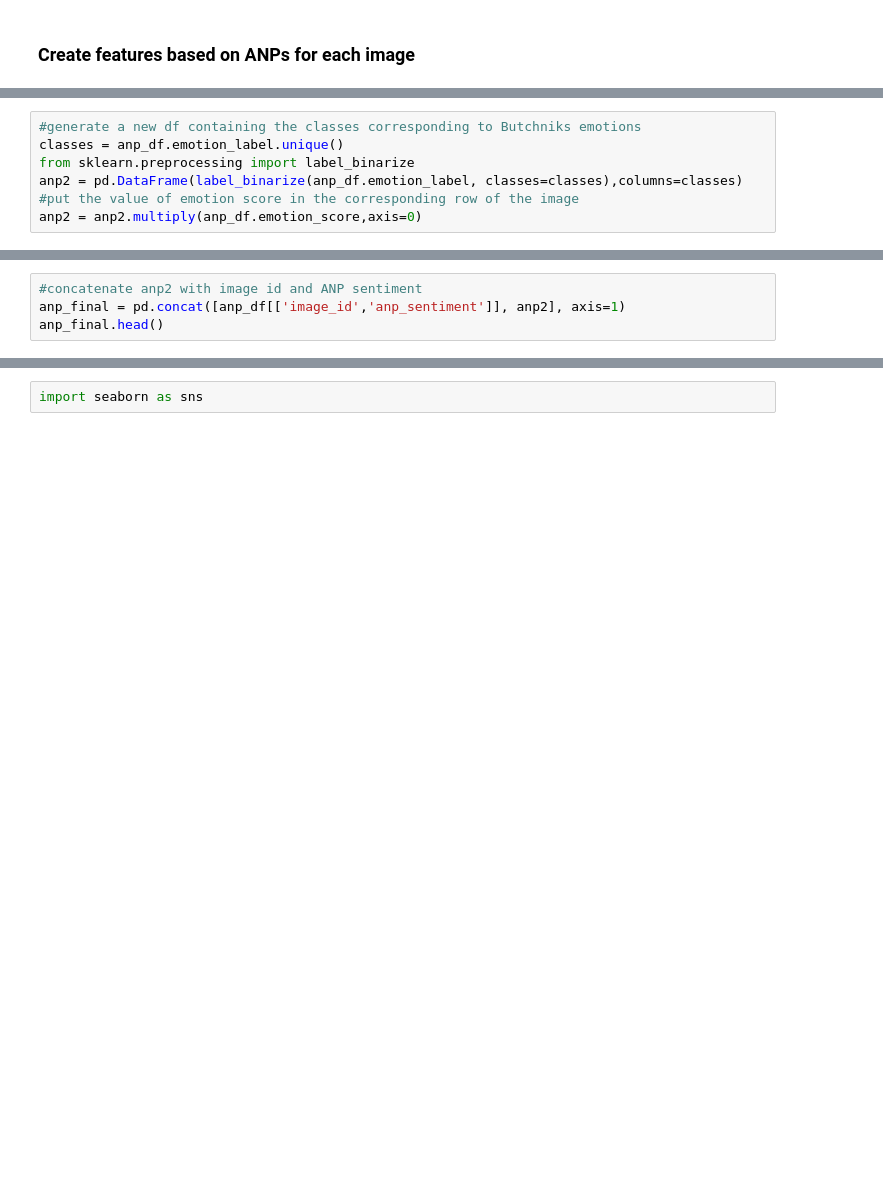
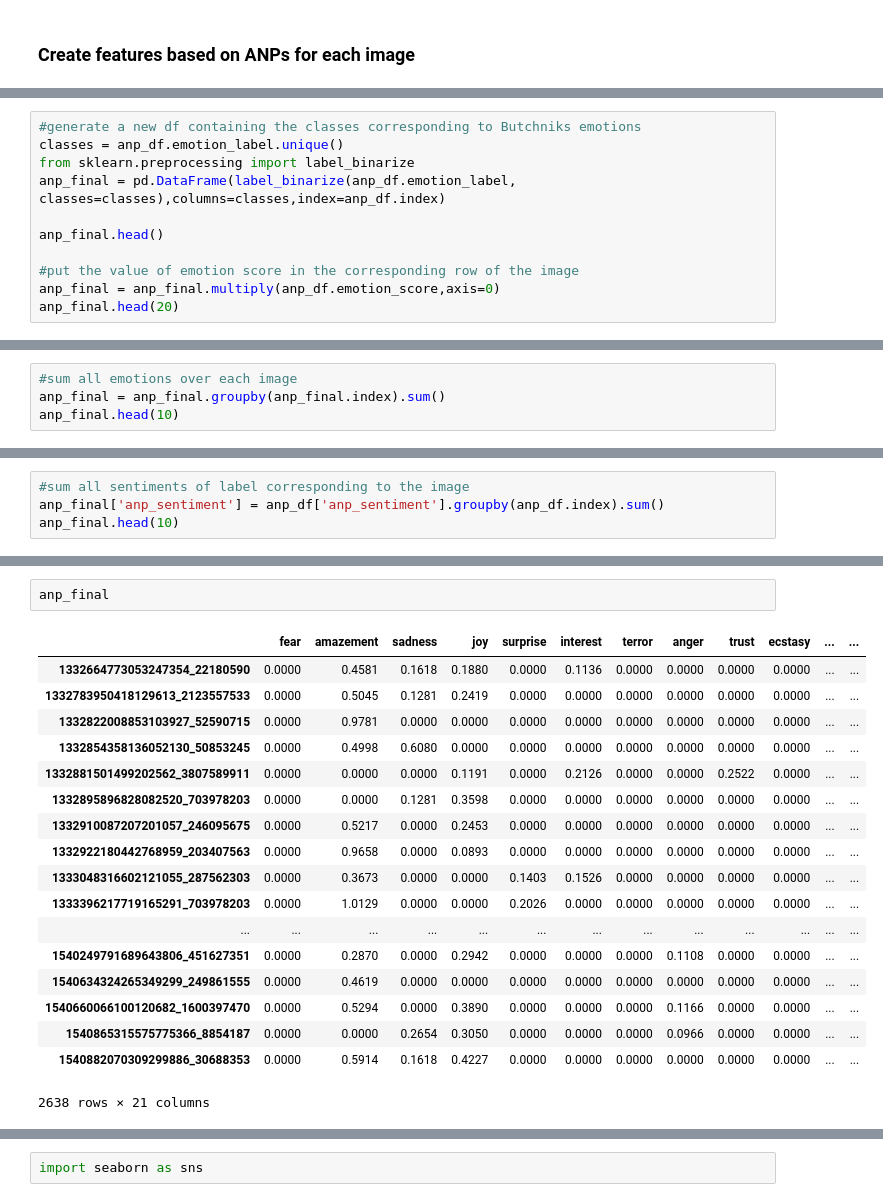
Before and after one commit to taxipapak/Marketing_Case, a Jupyter notebook: ANP feature engineering.ipynb, the cells around one changed output, grey strips where cells are left out. Drawn from its saved outputs; the diff is of its cells as text; blank space fills up the shorter version.

```diff
--- a/ANP feature engineering.ipynb
+++ b/ANP feature engineering.ipynb
@@ -186,6 +103,10 @@ pickle.load()
 #generate a new df containing the classes corresponding to Butchniks emotions
 classes = anp_df.emotion_label.unique()
 from sklearn.preprocessing import label_binarize
-anp2 = pd.DataFrame(label_binarize(anp_df.emotion_label, classes=classes),columns=classes)
+anp_final = pd.DataFrame(label_binarize(anp_df.emotion_label, classes=classes),columns=classes,index=anp_df.index)
+
+anp_final.head()
+
 #put the value of emotion score in the corresponding row of the image
-anp2 = anp2.multiply(anp_df.emotion_score,axis=0)
+anp_final = anp_final.multiply(anp_df.emotion_score,axis=0)
+anp_final.head(20)
@@ -201,4 +130,0 @@ anp2.head()
-# %%
-#concatenate anp2 with image id and ANP sentiment
-anp_final = pd.concat([anp_df[['image_id','anp_sentiment']], anp2], axis=1)
-anp_final.head()
@@ -212,0 +131,4 @@ anp_final.head()
+# %%
+#sum all emotions over each image
+anp_final = anp_final.groupby(anp_final.index).sum()
+anp_final.head(10)
@@ -212,0 +147,4 @@ anp_final.head()
+# %%
+#sum all sentiments of label corresponding to the image
+anp_final['anp_sentiment'] = anp_df['anp_sentiment'].groupby(anp_df.index).sum()
+anp_final.head(10)
@@ -218,2 +228,23 @@ anp_final.head()
+# %%
+anp_final
+# %% [output]
+|  | fear | amazement | sadness | joy | surprise | interest | terror | anger | trust | ecstasy | ... | ... |
+| 1332664773053247354_22180590 | 0.0000 | 0.4581 | 0.1618 | 0.1880 | 0.0000 | 0.1136 | 0.0000 | 0.0000 | 0.0000 | 0.0000 | ... | ... |
+| 1332783950418129613_2123557533 | 0.0000 | 0.5045 | 0.1281 | 0.2419 | 0.0000 | 0.0000 | 0.0000 | 0.0000 | 0.0000 | 0.0000 | ... | ... |
+| 1332822008853103927_52590715 | 0.0000 | 0.9781 | 0.0000 | 0.0000 | 0.0000 | 0.0000 | 0.0000 | 0.0000 | 0.0000 | 0.0000 | ... | ... |
+| 1332854358136052130_50853245 | 0.0000 | 0.4998 | 0.6080 | 0.0000 | 0.0000 | 0.0000 | 0.0000 | 0.0000 | 0.0000 | 0.0000 | ... | ... |
+| 1332881501499202562_3807589911 | 0.0000 | 0.0000 | 0.0000 | 0.1191 | 0.0000 | 0.2126 | 0.0000 | 0.0000 | 0.2522 | 0.0000 | ... | ... |
+| 1332895896828082520_703978203 | 0.0000 | 0.0000 | 0.1281 | 0.3598 | 0.0000 | 0.0000 | 0.0000 | 0.0000 | 0.0000 | 0.0000 | ... | ... |
+| 1332910087207201057_246095675 | 0.0000 | 0.5217 | 0.0000 | 0.2453 | 0.0000 | 0.0000 | 0.0000 | 0.0000 | 0.0000 | 0.0000 | ... | ... |
+| 1332922180442768959_203407563 | 0.0000 | 0.9658 | 0.0000 | 0.0893 | 0.0000 | 0.0000 | 0.0000 | 0.0000 | 0.0000 | 0.0000 | ... | ... |
+| 1333048316602121055_287562303 | 0.0000 | 0.3673 | 0.0000 | 0.0000 | 0.1403 | 0.1526 | 0.0000 | 0.0000 | 0.0000 | 0.0000 | ... | ... |
+| 1333396217719165291_703978203 | 0.0000 | 1.0129 | 0.0000 | 0.0000 | 0.2026 | 0.0000 | 0.0000 | 0.0000 | 0.0000 | 0.0000 | ... | ... |
+| ... | ... | ... | ... | ... | ... | ... | ... | ... | ... | ... | ... | ... |
+| 1540249791689643806_451627351 | 0.0000 | 0.2870 | 0.0000 | 0.2942 | 0.0000 | 0.0000 | 0.0000 | 0.1108 | 0.0000 | 0.0000 | ... | ... |
+| 1540634324265349299_249861555 | 0.0000 | 0.4619 | 0.0000 | 0.0000 | 0.0000 | 0.0000 | 0.0000 | 0.0000 | 0.0000 | 0.0000 | ... | ... |
+| 1540660066100120682_1600397470 | 0.0000 | 0.5294 | 0.0000 | 0.3890 | 0.0000 | 0.0000 | 0.0000 | 0.1166 | 0.0000 | 0.0000 | ... | ... |
+| 1540865315575775366_8854187 | 0.0000 | 0.0000 | 0.2654 | 0.3050 | 0.0000 | 0.0000 | 0.0000 | 0.0966 | 0.0000 | 0.0000 | ... | ... |
+| 1540882070309299886_30688353 | 0.0000 | 0.5914 | 0.1618 | 0.4227 | 0.0000 | 0.0000 | 0.0000 | 0.0000 | 0.0000 | 0.0000 | ... | ... |
+2638 rows × 21 columns
 # %%
 anp_final.merge(PERMA_df,on='image_id')
```
Also changed, not shown: parts of 32 cells of this notebook.
